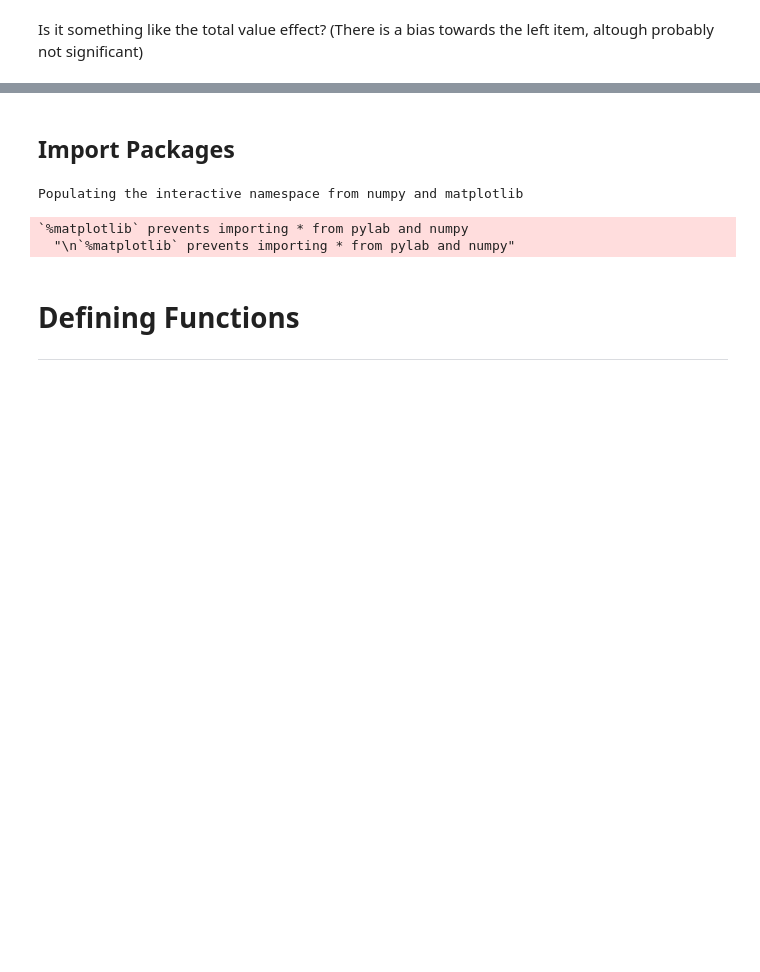
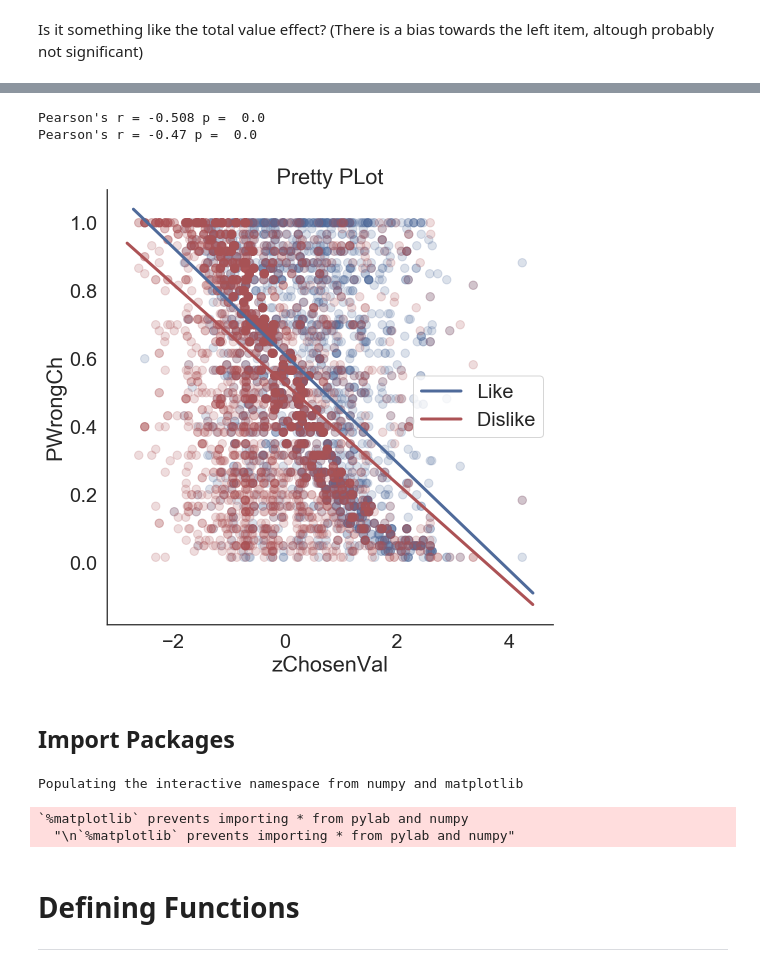
Before and after one commit to pradysepulveda/FF2018, a Jupyter notebook: FF2018_ConfidenceRegret.ipynb, the cells around one changed output, grey strips where cells are left out. Drawn from its saved outputs; the diff is of its cells as text; code cells hidden in the pictures; blank space fills up the shorter version.

```diff
--- a/FF2018_ConfidenceRegret.ipynb
+++ b/FF2018_ConfidenceRegret.ipynb
@@ -251,3 +283,12 @@ legend("topright",  legend=c("Like", "Dislike"),col=c('#4F6A9A', '#AC5255'), lty
+# %%
+data_like = data_exp1.loc[data_exp1['BlockCond'] == 1] #Like condition
+data_dislike = data_exp1.loc[data_exp1['BlockCond'] == 2] #Dislike condition
+
+correl_plot2 (data_like,data_dislike,'zChosenVal','PWrongCh',color1 = '#4F6A9A',color2 = '#AC5255',x_varlabel ='zChosenVal' ,y_varlabel = 'PWrongCh', data_label =('Like', 'Dislike'))
+# %% [output]
+Pearson's r = -0.508 p =  0.0
+Pearson's r = -0.47 p =  0.0
+[figure, added]
 # %% [markdown]
 <a id='ImpPkg'></a>
 Import Packages
```
Also changed, not shown: parts of 6 cells of this notebook, 11 other files.
